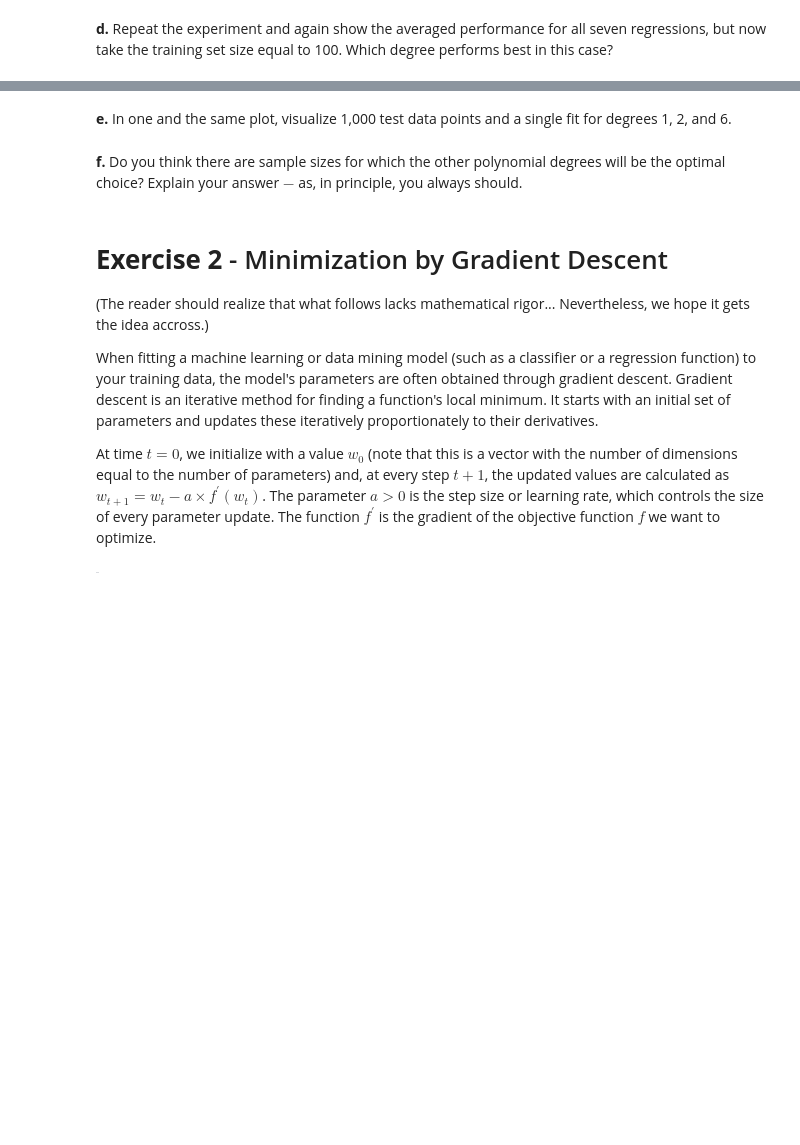
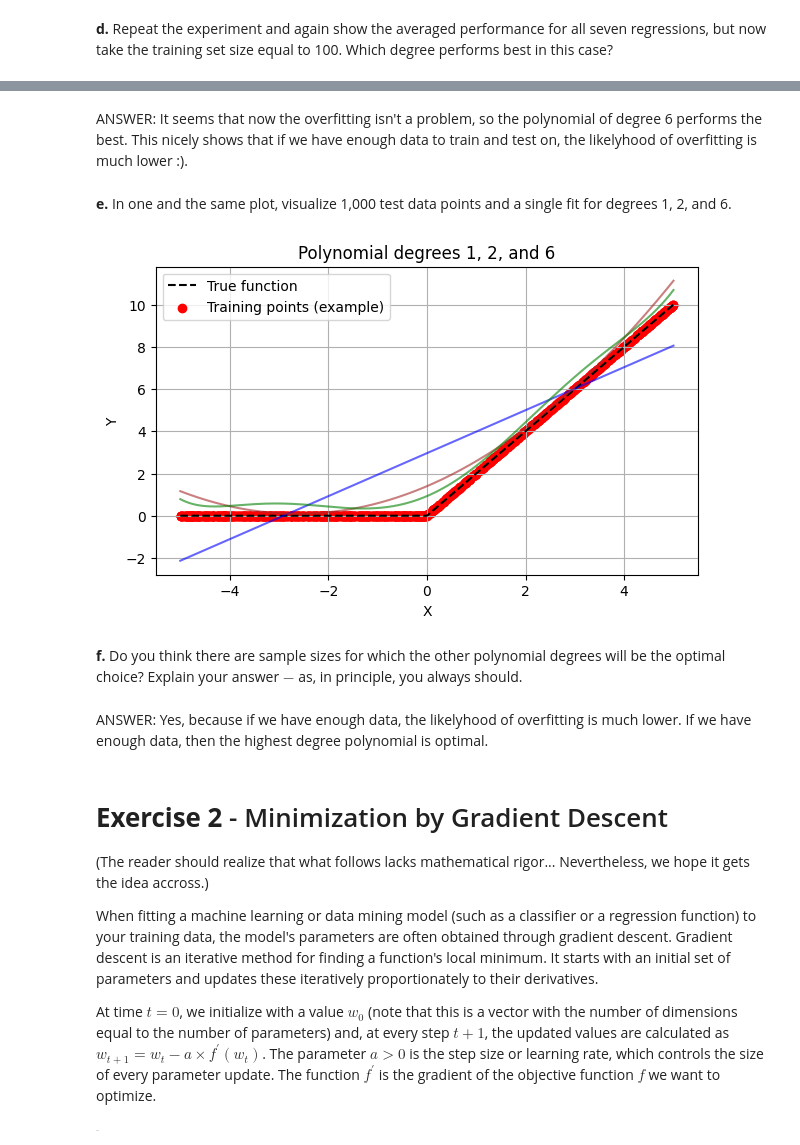
Before and after one commit to lanster42/Erasmus-Notes-25-26, a Jupyter notebook: Data mining and Machine learning/Assignment8/Assignment8_DMML_20251106.ipynb, the cells around one changed output, grey strips where cells are left out. Drawn from its saved outputs; the diff is of its cells as text; code cells hidden in the pictures; blank space fills up the shorter version.

```diff
--- a/Data mining and Machine learning/Assignment8/Assignment8_DMML_20251106.ipynb
+++ b/Data mining and Machine learning/Assignment8/Assignment8_DMML_20251106.ipynb
@@ -135,7 +242,61 @@ ANSWER: Polynomials of degree 3 perform the best on average, since their test me
+# %% [markdown]
+ANSWER: It seems that now the overfitting isn't a problem, so the polynomial of degree 6 performs the best. This nicely shows that if we have enough data to train and test on, the likelyhood of overfitting is much lower :).
 # %% [markdown]
 **e.** In one and the same plot, visualize 1,000 test data points and a single fit for degrees 1, 2, and 6.
+# %%
+n_train2 = 100
+
+plt.figure(figsize=(7, 4))
+
+#again first plotting the true function
+plt.plot(X_true, Y_true, "k--", label="True function")
+
+#then plot 1000 random fits into 1 graph
+def plot_pr_in_single_plot(deg, train):
+    X_train = np.random.uniform(X_range[0], X_range[1], train)
+    noise_train = np.random.uniform(noise_range[0], noise_range[1], train)
+    Y_train = (np.abs(X_train) + X_train) + noise_train
+    X_train = X_train.reshape(-1, 1)
+
+    poly = pf(degree=deg)
+    X_train_poly = poly.fit_transform(X_train)
+
+    model = lr()
+    model.fit(X_train_poly, Y_train)
+
+    #predict over smooth grid for plotting
+    X_plot_poly = poly.transform(X_true)
+    Y_pred = model.predict(X_plot_poly)
+
+    return Y_pred
+
+
+X_true2 = np.random.uniform(X_range[0], X_range[1], 1000).reshape(-1, 1)
+Y_true2 = (np.abs(X_true2) + X_true2)
+
+#scatter one random dataset to show data locations
+plt.scatter(X_true2, Y_true2, color="red", label="Training points (example)")
+
+#getting predictions for all degrees
+Y_pred1 = plot_pr_in_single_plot(1, n_test)
+Y_pred2 = plot_pr_in_single_plot(2, n_test)
+Y_pred6 = plot_pr_in_single_plot(6, n_test)
+
+plt.plot(X_true, Y_pred1, alpha=0.6, color="blue")
+plt.plot(X_true, Y_pred2, alpha=0.6, color="brown")
+plt.plot(X_true, Y_pred6, alpha=0.6, color="green")
+plt.title(f"Polynomial degrees 1, 2, and 6")
+plt.xlabel("X")
+plt.ylabel("Y")
+plt.legend()
+plt.grid(True)
+plt.show()
+# %% [output]
+[figure, added]
 # %% [markdown]
 **f.** Do you think there are sample sizes for which the other polynomial degrees will be the optimal choice?  Explain your answer $-$ as, in principle, you always should.
+# %% [markdown]
+ANSWER: Yes, because if we have enough data, the likelyhood of overfitting is much lower. If we have enough data, then the highest degree polynomial is optimal.
 # %% [markdown]
 # **Exercise 2** - Minimization by Gradient Descent
 
```
Also changed, not shown: parts of 13 cells of this notebook.
